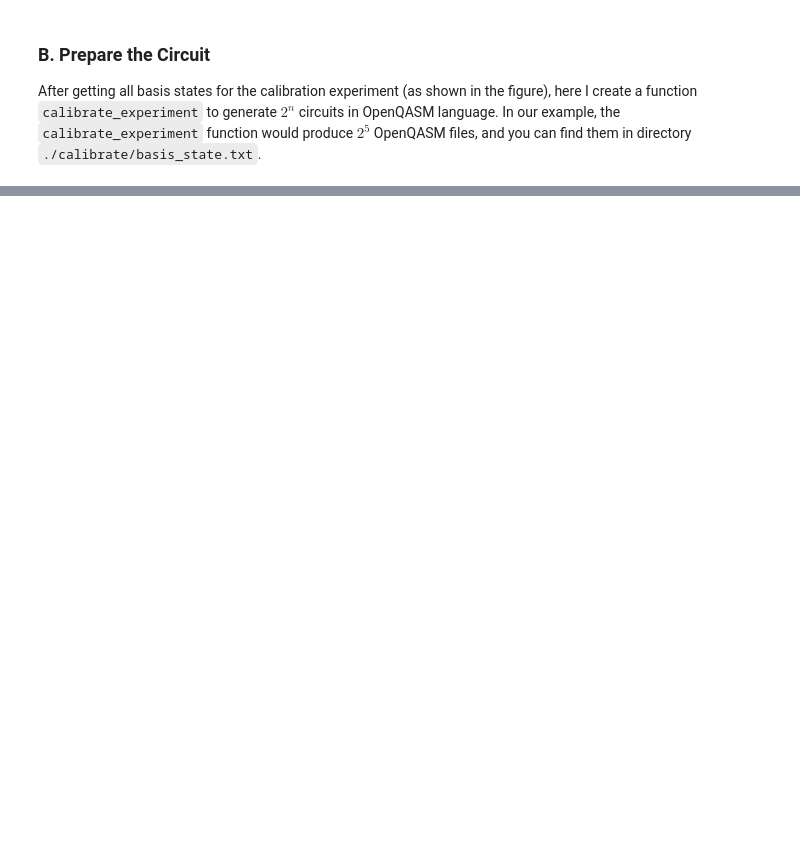
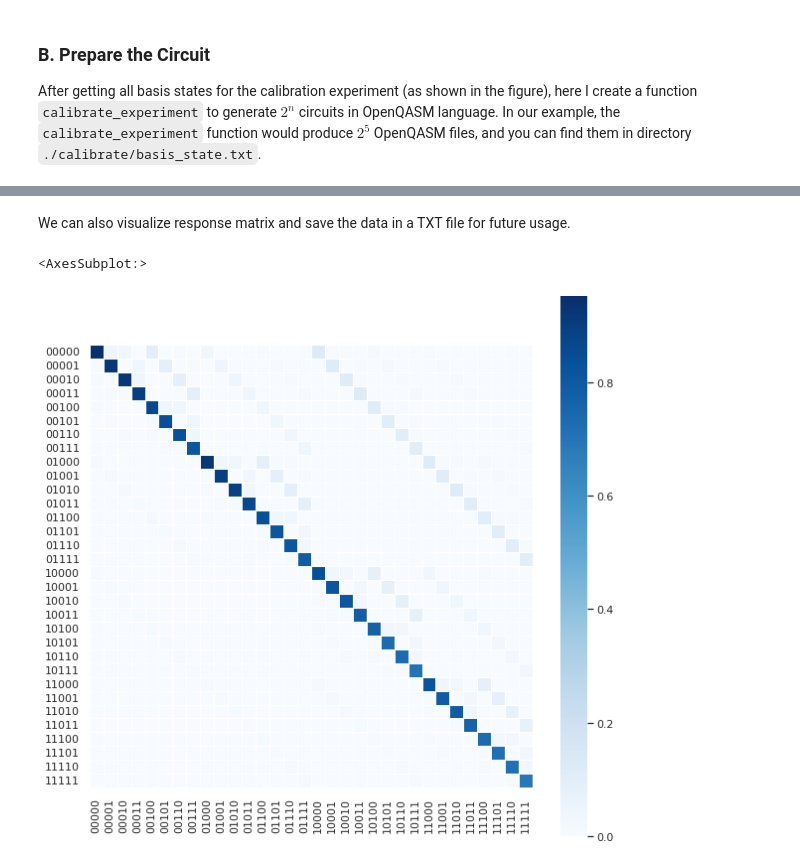
Before and after one commit to dawei-zh/research-mem, a Jupyter notebook: response/classical-response.ipynb, the cells around one changed output, grey strips where cells are left out. Drawn from its saved outputs; the diff is of its cells as text; code cells hidden in the pictures; blank space fills up the shorter version.

```diff
--- a/response/classical-response.ipynb
+++ b/response/classical-response.ipynb
@@ -132 +154,21 @@ data = backend.retrieve_job('61d64935a90e53713073287b').result().get_counts()
+# %% [markdown]
+We can also visualize response matrix and save the data in a TXT file for future usage.
+# %%
+matrixA = get_response_matrix(data, 5)/20000 # Get the result of probability
+np.savetxt('./result/classical-response.txt', matrixA)
+
+import seaborn as sns
+sns.set(rc={'axes.facecolor':'black', 'figure.facecolor':'white'})
+sns.set(rc = {'figure.figsize':(10,10)})
+sns.heatmap(
+    matrixA,
+    cmap=sns.color_palette("Blues", as_cmap=True),
+    linewidths=.5,
+    xticklabels = basis_state,
+    yticklabels = basis_state,
+    square = True
+)
+# %% [output]
+<AxesSubplot:>
+[figure, added]
 # %% [markdown]
```
Also changed, not shown: parts of 14 cells of this notebook, 11 other files.
